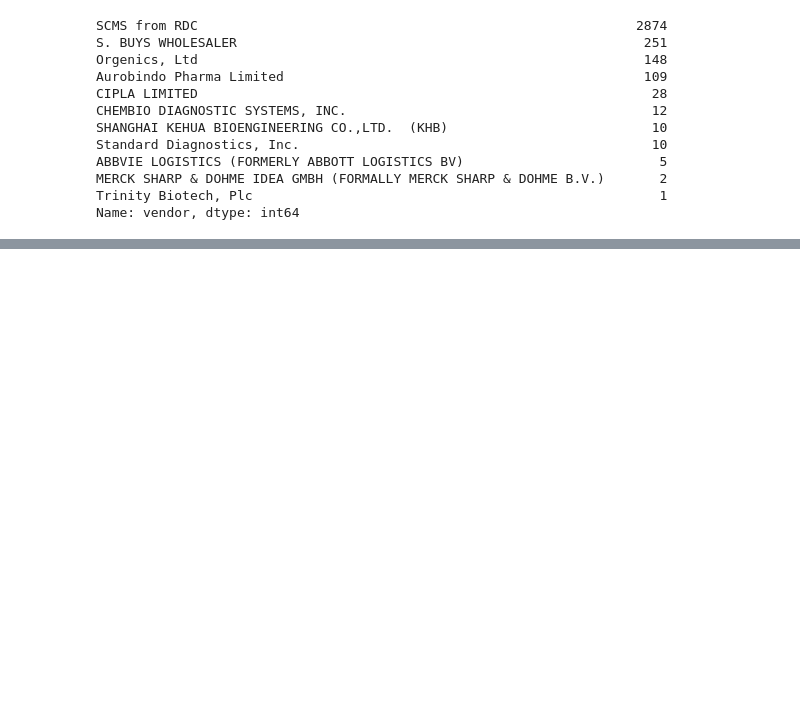
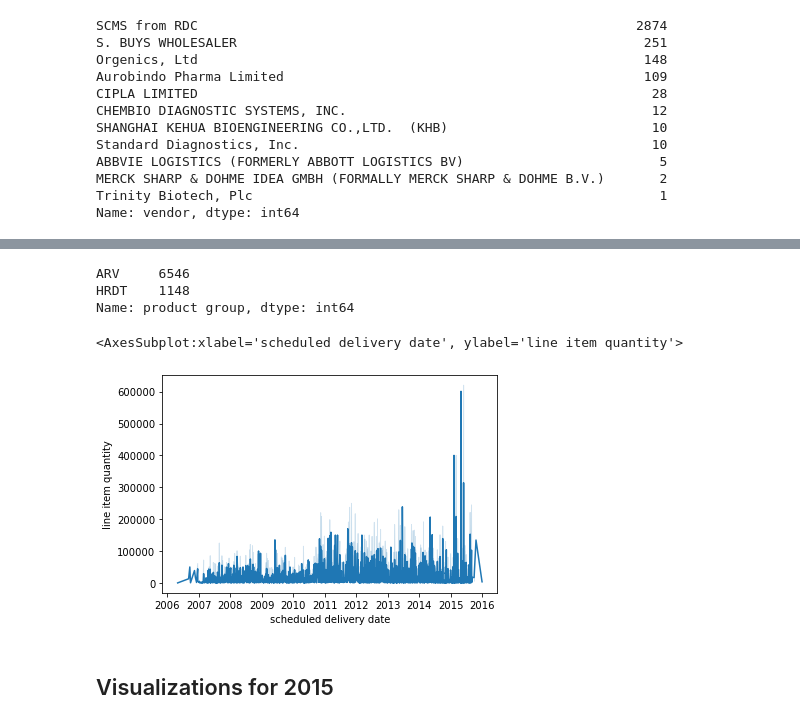
Before and after one commit to SBeyzaU/Demand-Forecasting, a Jupyter notebook: Working.ipynb, the cells around one changed output, grey strips where cells are left out. Drawn from its saved outputs; the diff is of its cells as text; code cells hidden in the pictures; blank space fills up the shorter version.

```diff
--- a/Working.ipynb
+++ b/Working.ipynb
@@ -199,8 +211,8 @@ Name: vendor, dtype: int64
 df = df[df['vendor'].map(df['vendor'].value_counts()) >= 50]
 # %%
 #Checking the rows where the two date columns don't match
-df['delayed_delivery'] = df.apply(lambda row: row['scheduled delivery date'] != row['delivered to client date'], axis=1)
-df[df['delayed_delivery'] == True]
+df['unscheduled_delivery'] = df.apply(lambda row: row['scheduled delivery date'] != row['delivered to client date'], axis=1)
+df[df['unscheduled_delivery'] == True]
 # %% [output]
 |  | country | scheduled delivery date | delivered to client date | product group | sub classification | vendor | ... |
 | 51 | South Africa | 25-Apr-08 | 7-Apr-08 | ARV | Pediatric | S. BUYS WHOLESALER | ... |
@@ -236,5 +248,7 @@ Name: vendor, dtype: int64
+# %%
+df['delivered to client date'] = df['delivered to client date'].astype(str)
 # %%
-df['delivered to client date'] = pd.to_datetime(df['delivered to client date'])
+df['delivered to client date'] = pd.to_datetime(df['delivered to client date'], infer_datetime_format=True)
 df.set_index('delivered to client date', inplace=True)
 # %%
 df.head()#SANITY CHECK
@@ -248,0 +305,15 @@ df.head()#SANITY CHECK
+# %%
+df['product group'].value_counts()
+# %% [output]
+ARV     6546
+HRDT    1148
+Name: product group, dtype: int64
+# %%
+df['scheduled delivery date']= pd.to_datetime(df['scheduled delivery date'])
+# %%
+sns.lineplot(x="scheduled delivery date", y="line item quantity", data=df)
+# %% [output]
+<AxesSubplot:xlabel='scheduled delivery date', ylabel='line item quantity'>
+[figure, added]
+# %% [markdown]
+## Visualizations for 2015
```
Also changed, not shown: parts of 27 cells of this notebook.
